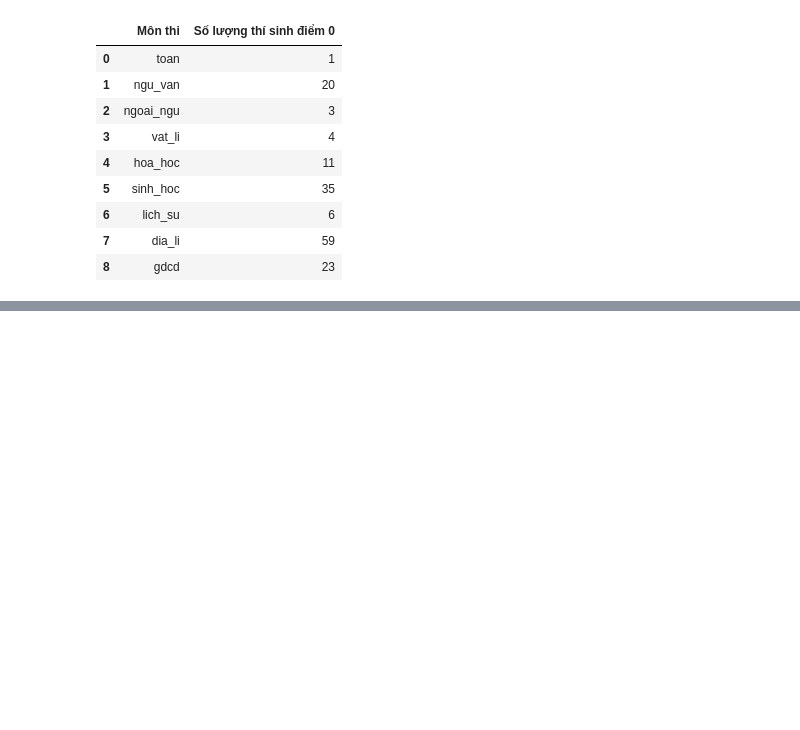
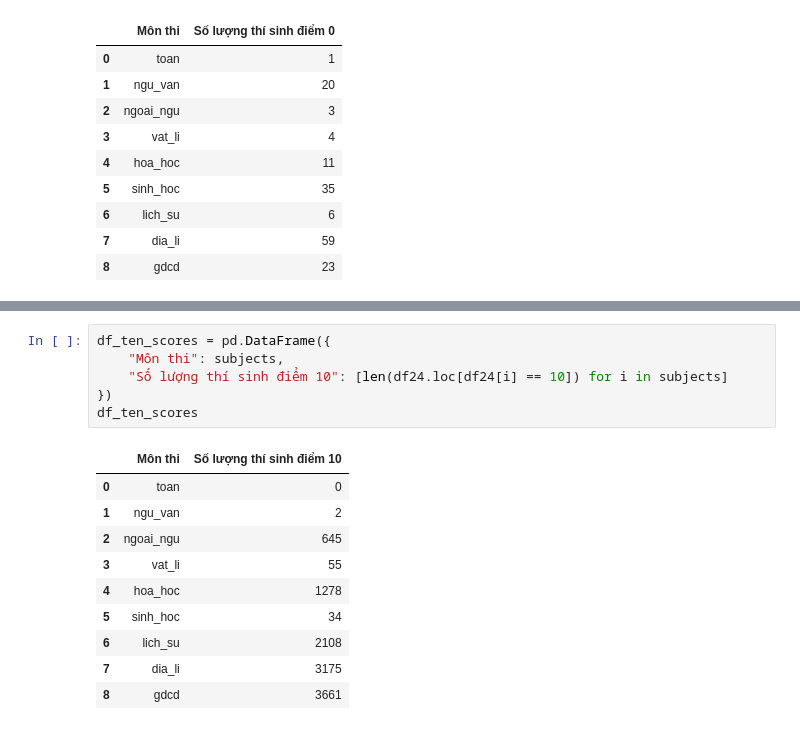
Before and after one commit to nmkhan9/Test_score_analysis-22-23-24-, a Jupyter notebook: Test_Score_Analysis_22_23_24.ipynb, the cells around one changed output, grey strips where cells are left out. Drawn from its saved outputs; the diff is of its cells as text; blank space fills up the shorter version.

```diff
--- a/Test_Score_Analysis_22_23_24.ipynb
+++ b/Test_Score_Analysis_22_23_24.ipynb
@@ -865,0 +870,17 @@ plt.show()
+# %%
+df_ten_scores = pd.DataFrame({
+    "Môn thi": subjects,
+    "Số lượng thí sinh điểm 10": [len(df24.loc[df24[i] == 10]) for i in subjects]
+})
+df_ten_scores
+# %% [output]
+|  | Môn thi | Số lượng thí sinh điểm 10 |
+| 0 | toan | 0 |
+| 1 | ngu_van | 2 |
+| 2 | ngoai_ngu | 645 |
+| 3 | vat_li | 55 |
+| 4 | hoa_hoc | 1278 |
+| 5 | sinh_hoc | 34 |
+| 6 | lich_su | 2108 |
+| 7 | dia_li | 3175 |
+| 8 | gdcd | 3661 |
```
Also changed, not shown: parts of 13 cells of this notebook.
